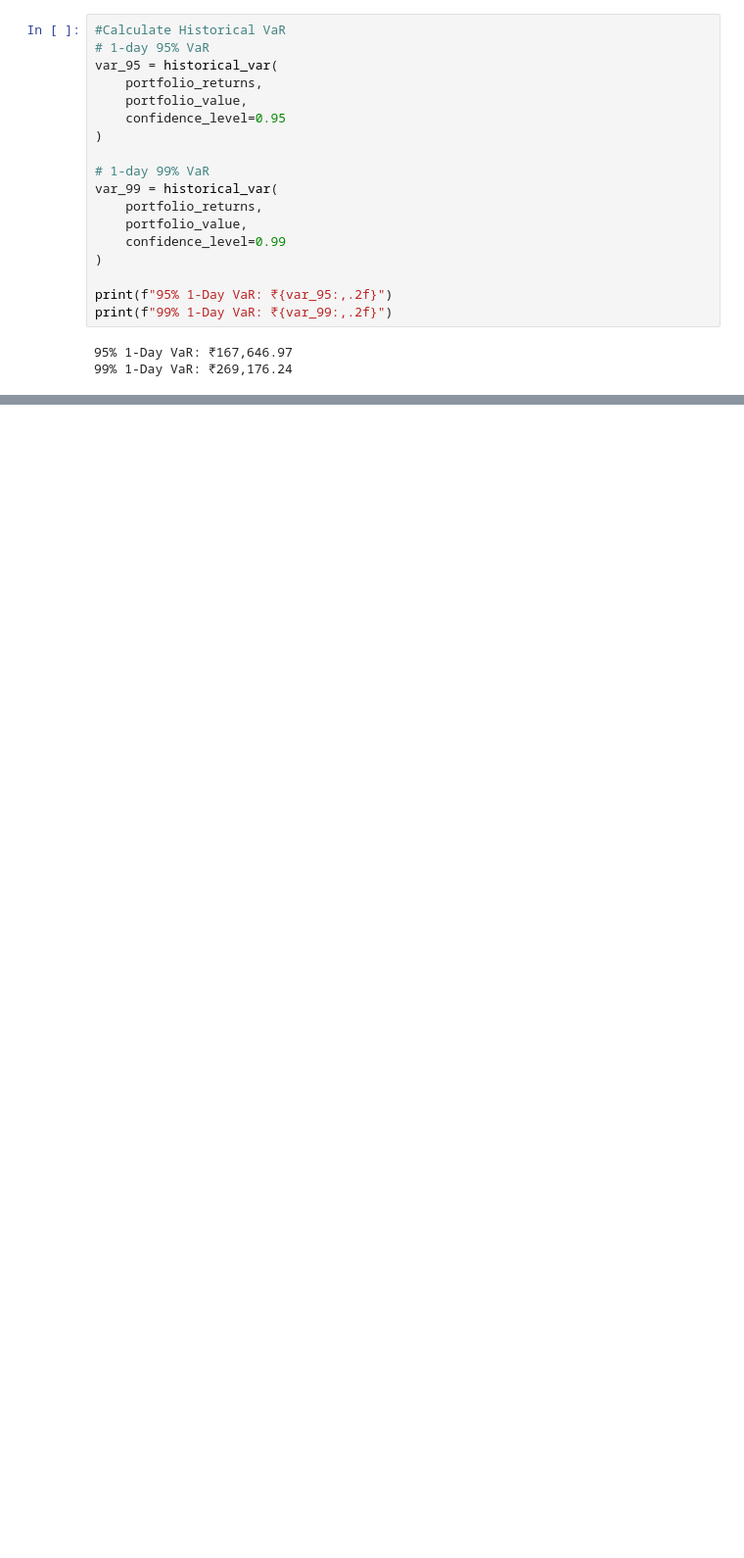
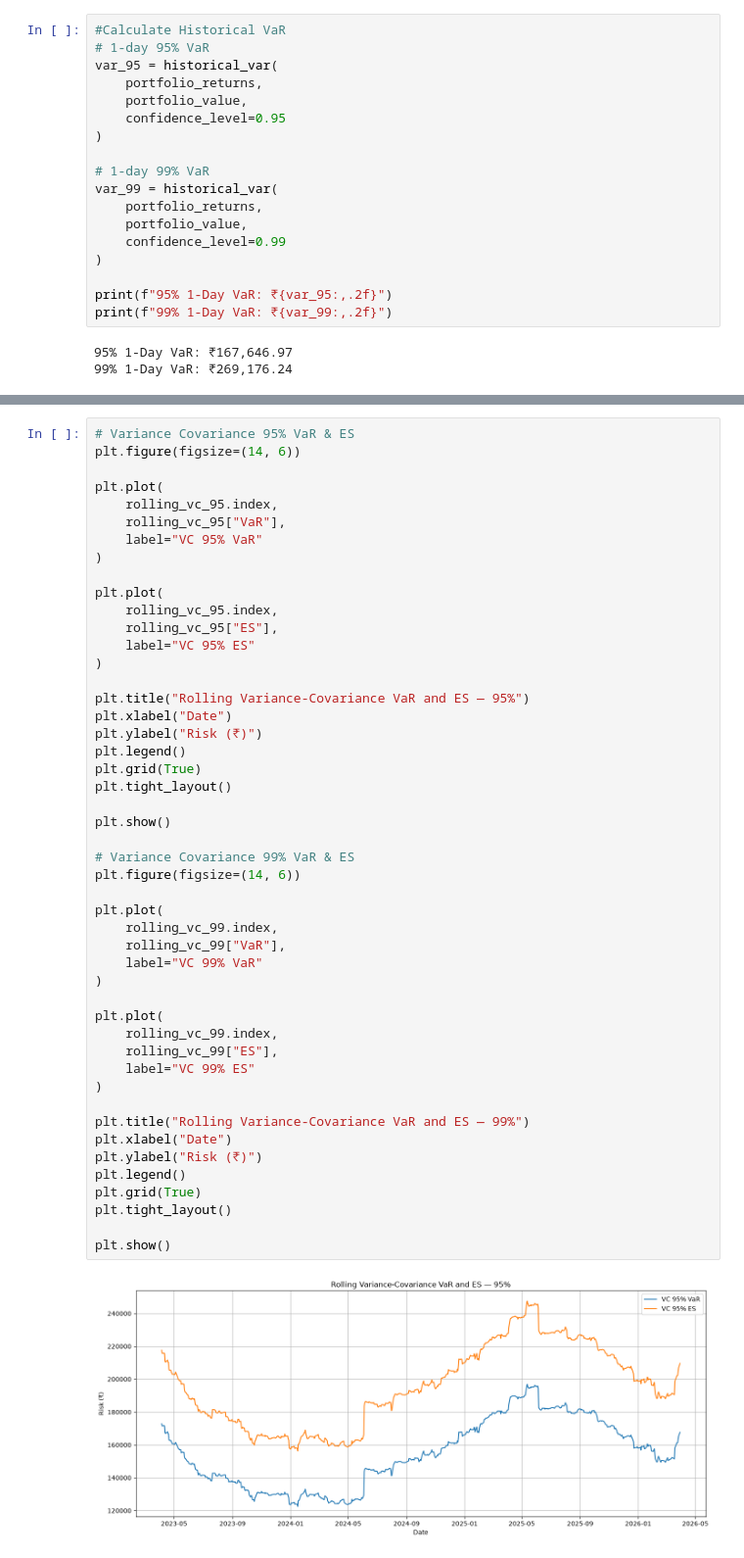
Before and after one commit to kushal16122005/market_risk_engine, a Jupyter notebook: main.ipynb, the cells around one changed output, grey strips where cells are left out. Shown at 98% size. Cells and saved outputs as stored; diff of their text form; blank space fills up the shorter version.

Commit message:
Add rolling VaR and Expected Shortfall for all models

```diff
--- a/main.ipynb
+++ b/main.ipynb
@@ -507,0 +708,50 @@ print(model_comparison)
+# %%
+# Variance Covariance 95% VaR & ES
+plt.figure(figsize=(14, 6))
+
+plt.plot(
+    rolling_vc_95.index,
+    rolling_vc_95["VaR"],
+    label="VC 95% VaR"
+)
+
+plt.plot(
+    rolling_vc_95.index,
+    rolling_vc_95["ES"],
+    label="VC 95% ES"
+)
+
+plt.title("Rolling Variance-Covariance VaR and ES — 95%")
+plt.xlabel("Date")
+plt.ylabel("Risk (₹)")
+plt.legend()
+plt.grid(True)
+plt.tight_layout()
+
+plt.show()
+
+# Variance Covariance 99% VaR & ES
+plt.figure(figsize=(14, 6))
+
+plt.plot(
+    rolling_vc_99.index,
+    rolling_vc_99["VaR"],
+    label="VC 99% VaR"
+)
+
+plt.plot(
+    rolling_vc_99.index,
+    rolling_vc_99["ES"],
+    label="VC 99% ES"
+)
+
+plt.title("Rolling Variance-Covariance VaR and ES — 99%")
+plt.xlabel("Date")
+plt.ylabel("Risk (₹)")
+plt.legend()
+plt.grid(True)
+plt.tight_layout()
+
+plt.show()
+# %% [output]
+[figure, added]
```
Also changed, not shown: parts of 22 cells of this notebook, 1 other file.
